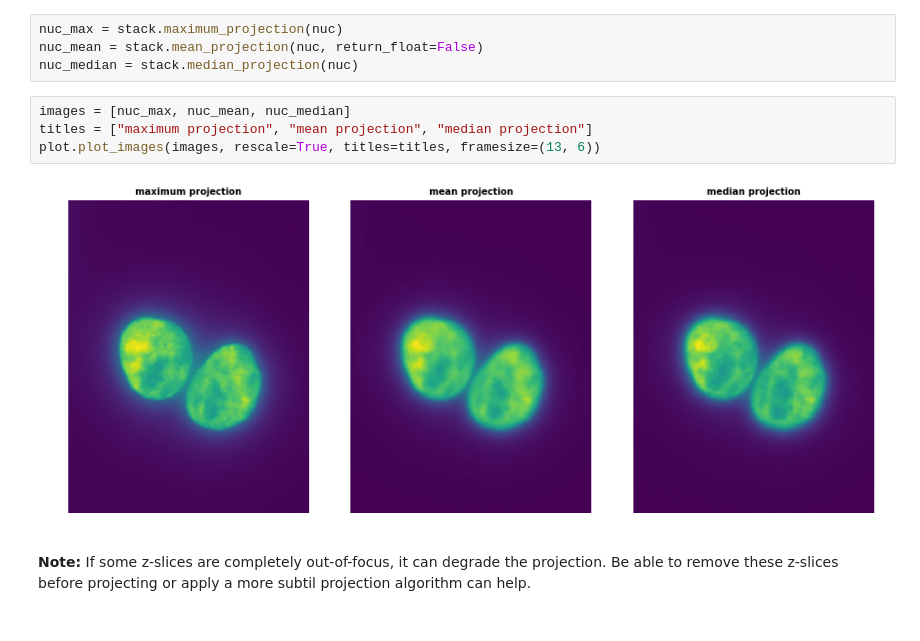
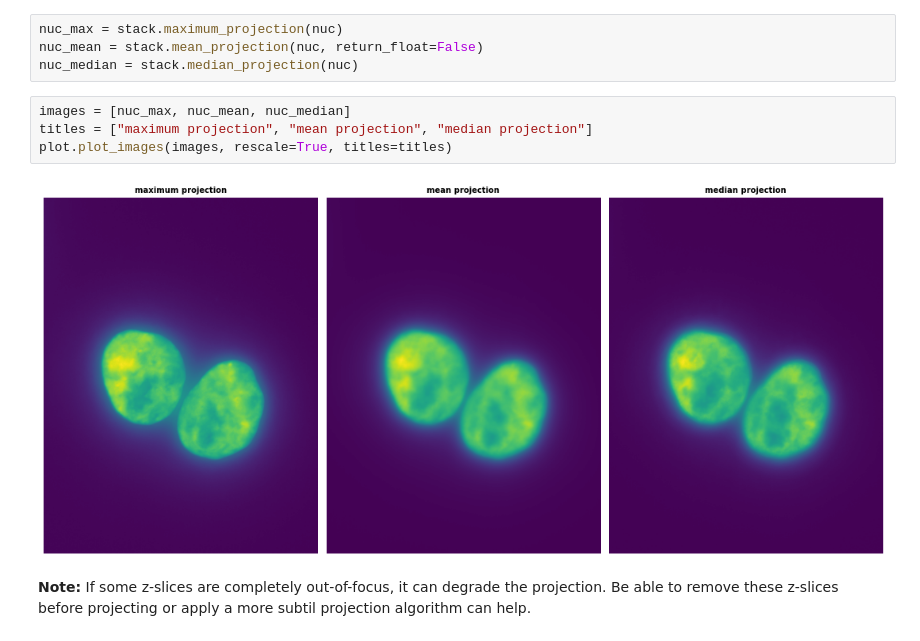
Before and after one commit to fish-quant/big-fish-examples, a Jupyter notebook: notebooks/3 - Project in two dimensions.ipynb, the cells around one changed output. Saved outputs shown, nothing was run; the diff lists cells and outputs as text.

```diff
--- a/notebooks/3 - Project in two dimensions.ipynb
+++ b/notebooks/3 - Project in two dimensions.ipynb
@@ -51,9 +51,9 @@ nuc_median = stack.median_projection(nuc)
 # %%
 images = [nuc_max, nuc_mean, nuc_median]
 titles = ["maximum projection", "mean projection", "median projection"]
-plot.plot_images(images, rescale=True, titles=titles, framesize=(13, 6))
+plot.plot_images(images, rescale=True, titles=titles)
 # %% [output]
-[figure, old version]
+[figure, new version]
 # %% [markdown]
 __Note:__ If some z-slices are completely out-of-focus, it can degrade the projection. Be able to remove these z-slices before projecting or apply a more subtil projection algorithm can help.
 # %% [markdown]
```
Also changed, not shown: parts of 8 cells of this notebook, 7 other files.
